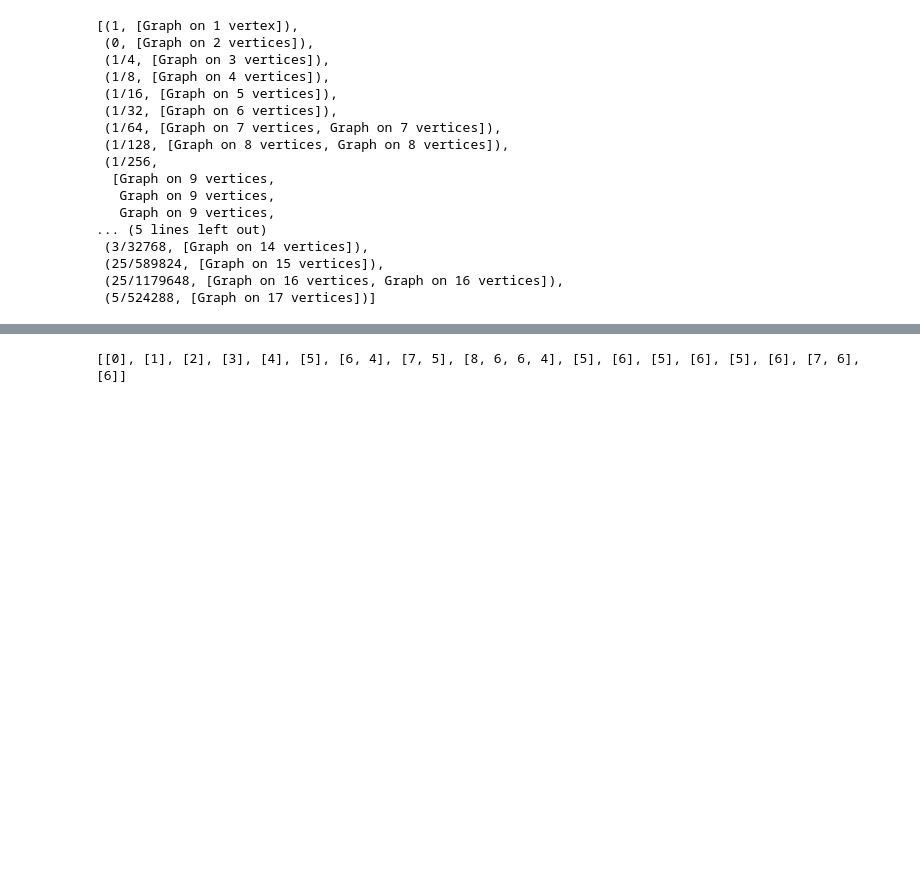
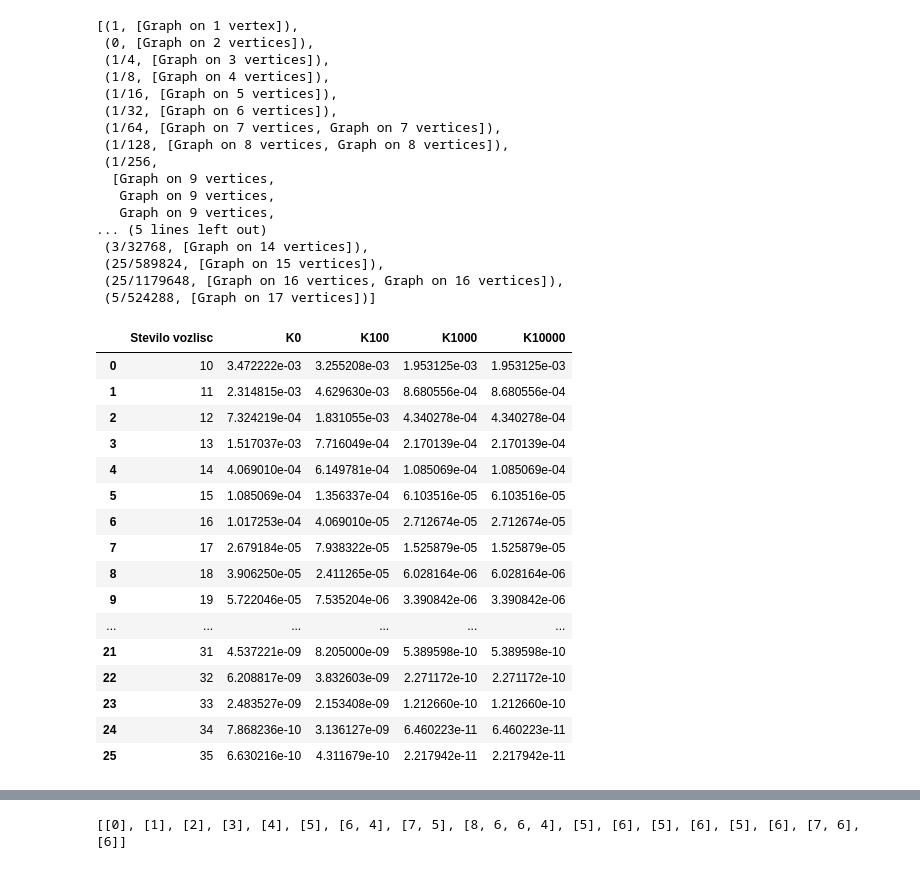
Before and after one commit to PrelogSasa/FIN-PRAK-PROJEKT, a Jupyter notebook: projekt .ipynb, the cells around one changed output, grey strips where cells are left out. Drawn from its saved outputs; the diff is of its cells as text; code cells hidden in the pictures; blank space fills up the shorter version.

```diff
--- a/projekt .ipynb
+++ b/projekt .ipynb
@@ -55,6 +55,64 @@ rezultati #rabu je okol 10 min (za 19)
  (25/589824, [Graph on 15 vertices]),
  (25/1179648, [Graph on 16 vertices, Graph on 16 vertices]),
  (5/524288, [Graph on 17 vertices])]
+# %%
+def SA_algoritem_koraki(n, T=100, fun=ABCindeks): #algoritem za iskanje drevesa z najmanjšim ABC indeksom za drevesa z več vozlišči. Algoritm vrne min_indekse in pripajadoca drevesa po 100, 1000 in 10000 korakih
+    drevo =graphs.RandomTree(n)
+    scale = np.sqrt(T)
+    trenutna_vrednost = fun(drevo)
+    history = [drevo]
+    for i in range(10000):
+        listi_drevesa = []
+        stopnje_vozlisc = drevo.degree()
+        for i in range(n):
+            if stopnje_vozlisc[i] == 1:
+                listi_drevesa.append(i)               ### sedaj imamo vse liste drevesa
+        stevilo_listov = len(listi_drevesa)
+        nakljucni_list = listi_drevesa[random.randint(0,stevilo_listov - 1)] ### izberemo nakljucni list
+        popravek = copy(drevo)   ### ustvarimo kopijo drevesa na katerem bomo izvedli zamenjavo
+        ostala_vozlisca = [x for x in popravek.vertices() if x!=nakljucni_list]
+        povezava = (nakljucni_list, drevo[nakljucni_list][0]) ### list bo imel le enega soseda
+        popravek.delete_edge(povezava)
+        izbrano_vozlisce = ostala_vozlisca[random.randint(0, len(ostala_vozlisca) -1)]
+        popravek.add_edge(nakljucni_list, izbrano_vozlisce) #### dodamo povezavo na kopiji
+        vrednost_popravka = fun(popravek)
+        if (trenutna_vrednost > vrednost_popravka) or (mp.exp((-(vrednost_popravka - trenutna_vrednost)/T)) > random.random()): ### popravek je sprejet ce je bila vrednost popravka manjsa od trenutne vrednosti ali pa
+            drevo = popravek
+        trenutna_vrednost = fun(drevo)
+        T = 0.9*T
+        history.append(drevo)
+    return fun(history[0]), fun(history[99]), fun(history[999]), fun(history[9999]), history[0], history[99],history[999], history[9999]
+# %%
+rezultati_koraki = []
+for i in range(10,36):
+    (k0, k100, k1000, k10000,g0, g100, g1000, g10000) = SA_algoritem_koraki(i)
+    rezultati_koraki.append((i, float(k0), float(k100), float(k1000), float(k10000),g0, g100, g1000, g10000))
+# %%
+vrednosti_koraki = []
+for element in rezultati_koraki:
+    (n, k0, k100, k1000, k10000,g0, g100, g1000, g10000) = element
+    vrednosti_koraki.append((n,  k0, k100, k1000, k10000))
+# %%
+df = pd.DataFrame(vrednosti_koraki, columns =['Stevilo vozlisc', 'K0', 'K100','K1000', 'K10000'])
+df #### opazimo, da je 1000 korakov ze dovolj
+# %% [output]
+|  | Stevilo vozlisc | K0 | K100 | K1000 | K10000 |
+| 0 | 10 | 3.472222e-03 | 3.255208e-03 | 1.953125e-03 | 1.953125e-03 |
+| 1 | 11 | 2.314815e-03 | 4.629630e-03 | 8.680556e-04 | 8.680556e-04 |
+| 2 | 12 | 7.324219e-04 | 1.831055e-03 | 4.340278e-04 | 4.340278e-04 |
+| 3 | 13 | 1.517037e-03 | 7.716049e-04 | 2.170139e-04 | 2.170139e-04 |
+| 4 | 14 | 4.069010e-04 | 6.149781e-04 | 1.085069e-04 | 1.085069e-04 |
+| 5 | 15 | 1.085069e-04 | 1.356337e-04 | 6.103516e-05 | 6.103516e-05 |
+| 6 | 16 | 1.017253e-04 | 4.069010e-05 | 2.712674e-05 | 2.712674e-05 |
+| 7 | 17 | 2.679184e-05 | 7.938322e-05 | 1.525879e-05 | 1.525879e-05 |
+| 8 | 18 | 3.906250e-05 | 2.411265e-05 | 6.028164e-06 | 6.028164e-06 |
+| 9 | 19 | 5.722046e-05 | 7.535204e-06 | 3.390842e-06 | 3.390842e-06 |
+| ... | ... | ... | ... | ... | ... |
+| 21 | 31 | 4.537221e-09 | 8.205000e-09 | 5.389598e-10 | 5.389598e-10 |
+| 22 | 32 | 6.208817e-09 | 3.832603e-09 | 2.271172e-10 | 2.271172e-10 |
+| 23 | 33 | 2.483527e-09 | 2.153408e-09 | 1.212660e-10 | 1.212660e-10 |
+| 24 | 34 | 7.868236e-10 | 3.136127e-09 | 6.460223e-11 | 6.460223e-11 |
+| 25 | 35 | 6.630216e-10 | 4.311679e-10 | 2.217942e-11 | 2.217942e-11 |
 # %%
 def SA_algoritem(n, T=100, fun=ABCindeks): #algoritem za iskanje drevesa z najmanjšim ABC indeksom za drevesa z več vozlišči
     drevo =graphs.RandomTree(n)
```
Also changed, not shown: parts of 3 cells of this notebook.
